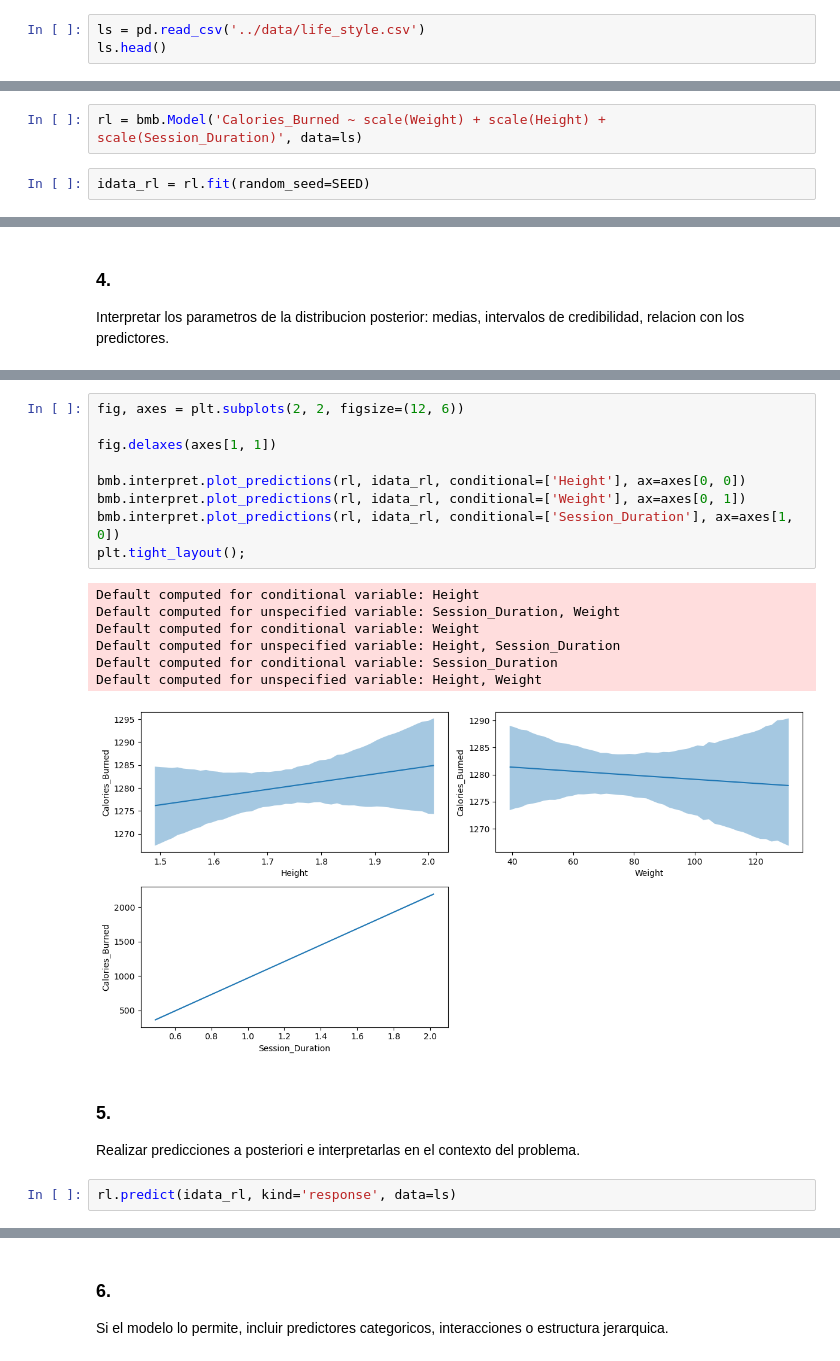
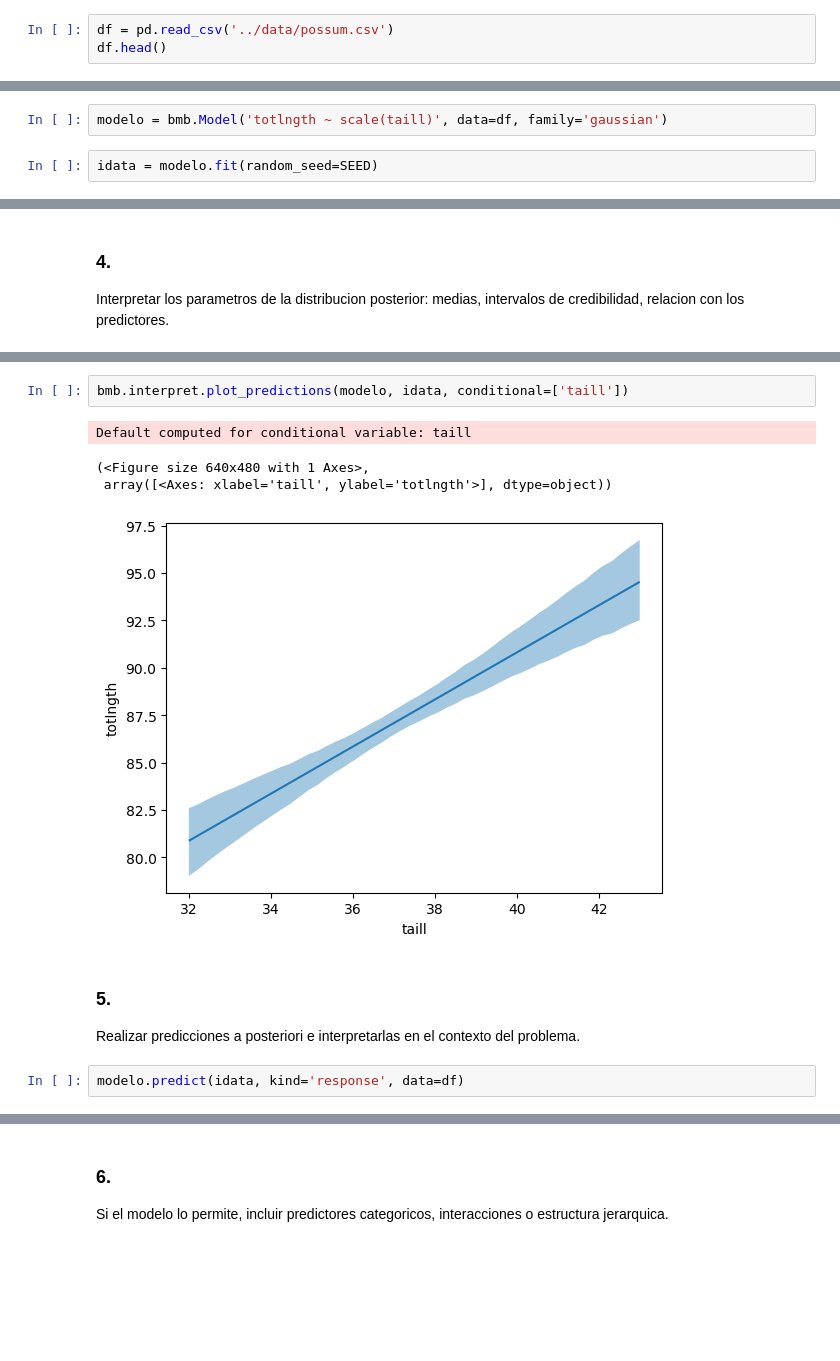
Before and after one commit to nazarenomm/Grupo4-TPI-EeI2, a Jupyter notebook: Parte2/parte_1.ipynb, the cells around one changed output, grey strips where cells are left out. Drawn from its saved outputs; the diff is of its cells as text; blank space fills up the shorter version.

```diff
--- a/Parte2/parte_1.ipynb
+++ b/Parte2/parte_1.ipynb
@@ -25,6 +24,6 @@ Para el Dataset elegido, elegir variables para aplicar un modelo GLM Bayesiano
 con m ́as de una para cada categor ́ıa) y presentar un brvee resumen de cada una y
 la relaci ́on entre variables (si ya lo hicieron en la Parte 0, no es necesario repetirlo).
 # %%
-ls = pd.read_csv('../data/life_style.csv')
-ls.head()
+df = pd.read_csv('../data/possum.csv')
+df.head()
 # %% [output]
@@ -68,9 +41,9 @@ Seleccionar un modelo GLM adecuado al tipo de variable respuesta:
 • Modelo con estructura jerarquica
 • (Opcional) De conteo: regresion Poisson o negativa binomial.
 # %%
-rl = bmb.Model('Calories_Burned ~ scale(Weight) + scale(Height) + scale(Session_Duration)', data=ls)
+modelo = bmb.Model('totlngth ~ scale(taill)', data=df, family='gaussian')
 # %%
-idata_rl = rl.fit(random_seed=SEED)
+idata = modelo.fit(random_seed=SEED)
 # %% [output]
 Initializing NUTS using jitter+adapt_diag...
 Multiprocess sampling (4 chains in 4 jobs)
@@ -98,24 +66,14 @@ az.plot_posterior(idata_rl);
 # %%
-fig, axes = plt.subplots(2, 2, figsize=(12, 6))
-
-fig.delaxes(axes[1, 1])
-
-bmb.interpret.plot_predictions(rl, idata_rl, conditional=['Height'], ax=axes[0, 0])
-bmb.interpret.plot_predictions(rl, idata_rl, conditional=['Weight'], ax=axes[0, 1])
-bmb.interpret.plot_predictions(rl, idata_rl, conditional=['Session_Duration'], ax=axes[1, 0])
-plt.tight_layout();
+bmb.interpret.plot_predictions(modelo, idata, conditional=['taill'])
 # %% [output]
-Default computed for conditional variable: Height
-Default computed for unspecified variable: Session_Duration, Weight
-Default computed for conditional variable: Weight
-Default computed for unspecified variable: Height, Session_Duration
-Default computed for conditional variable: Session_Duration
-Default computed for unspecified variable: Height, Weight
+Default computed for conditional variable: taill
+(<Figure size 640x480 with 1 Axes>,
+ array([<Axes: xlabel='taill', ylabel='totlngth'>], dtype=object))
-[figure, old version]
+[figure, new version]
 # %% [markdown]
 
 ### 5.
 Realizar predicciones a posteriori e interpretarlas en el contexto del problema.
 # %%
-rl.predict(idata_rl, kind='response', data=ls)
+modelo.predict(idata, kind='response', data=df)
 # %%
```
Also changed, not shown: parts of 27 cells of this notebook, 3 other files.
